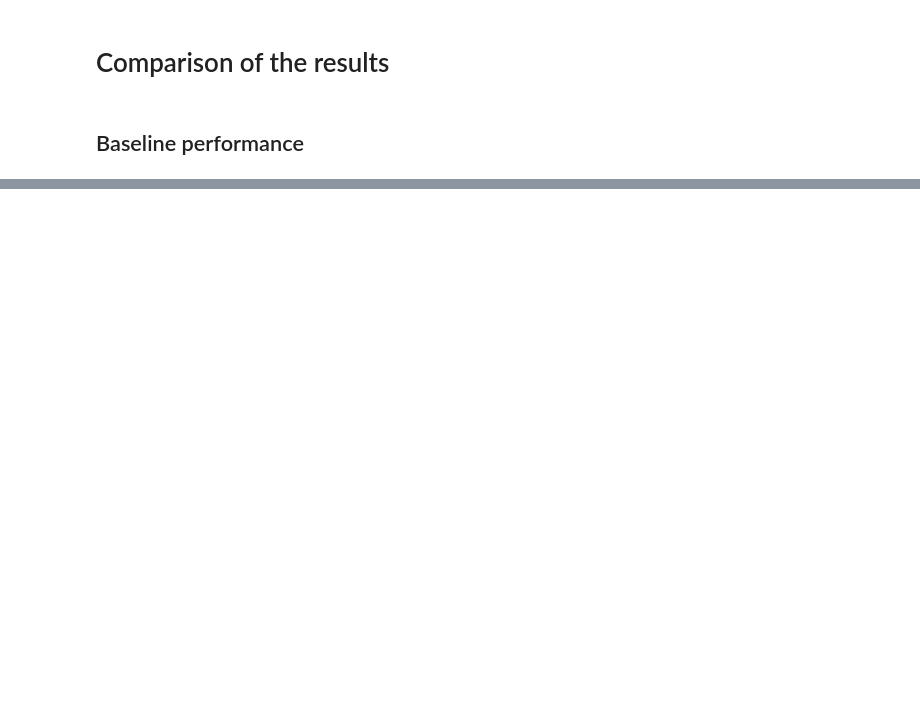
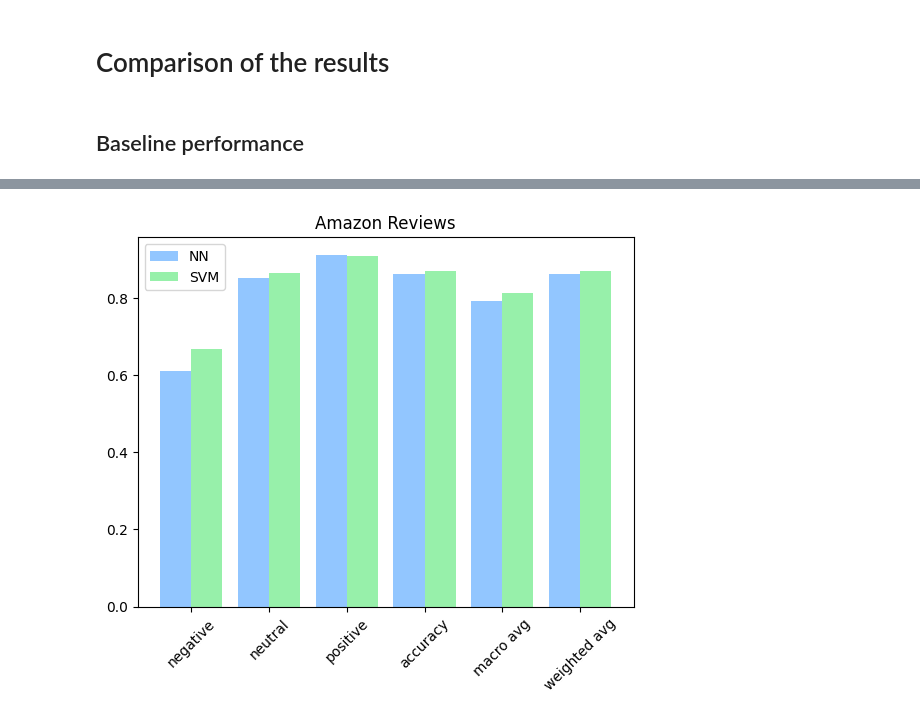
Before and after one commit to r-gg/ml-37, a Jupyter notebook: Exercise 3/results_comparison.ipynb, the cells around one changed output, grey strips where cells are left out. Cells and saved outputs as stored; diff of their text form; code cells hidden in the pictures; blank space fills up the shorter version.

```diff
--- a/Exercise 3/results_comparison.ipynb
+++ b/Exercise 3/results_comparison.ipynb
@@ -32,0 +76,13 @@ plt.show()
+# %%
+x = np.arange(nn_reviews_baseline.shape[1])
+width = 0.40
+
+# plot data in grouped manner of bar type
+plt.bar(x-0.2, nn_reviews_baseline.loc['recall',:], width)
+plt.bar(x+0.2, svm_reviews_baseline.loc['recall',:], width)
+plt.xticks(x, nn_reviews_baseline.columns, rotation=45)
+plt.title("Amazon Reviews")
+plt.legend(['NN', 'SVM'])
+plt.show()
+# %% [output]
+[figure, added]
```
Also changed, not shown: parts of 13 cells of this notebook.
